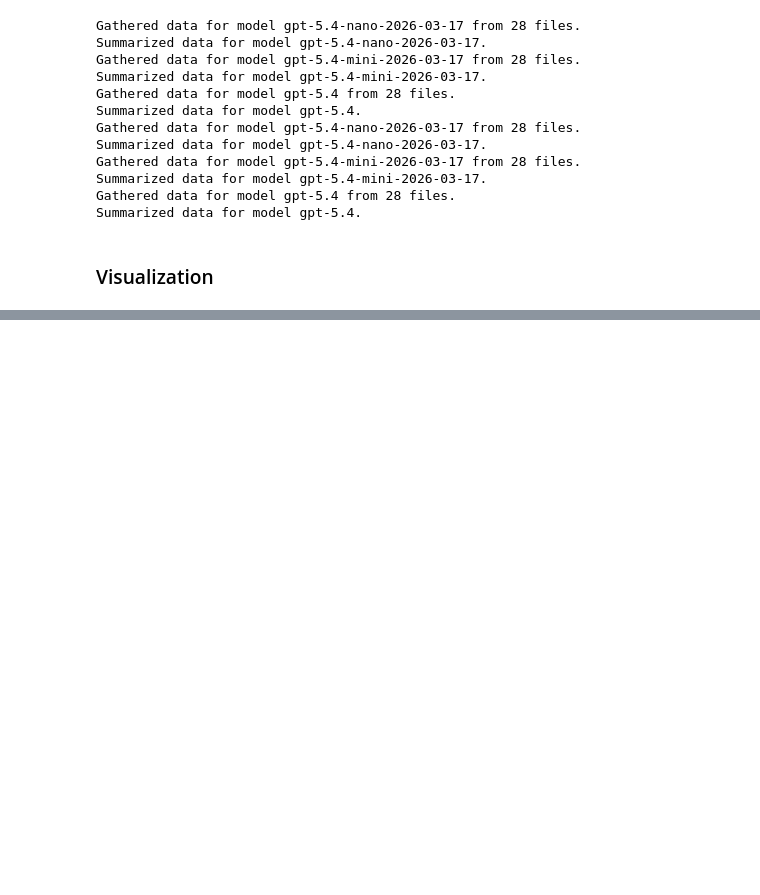
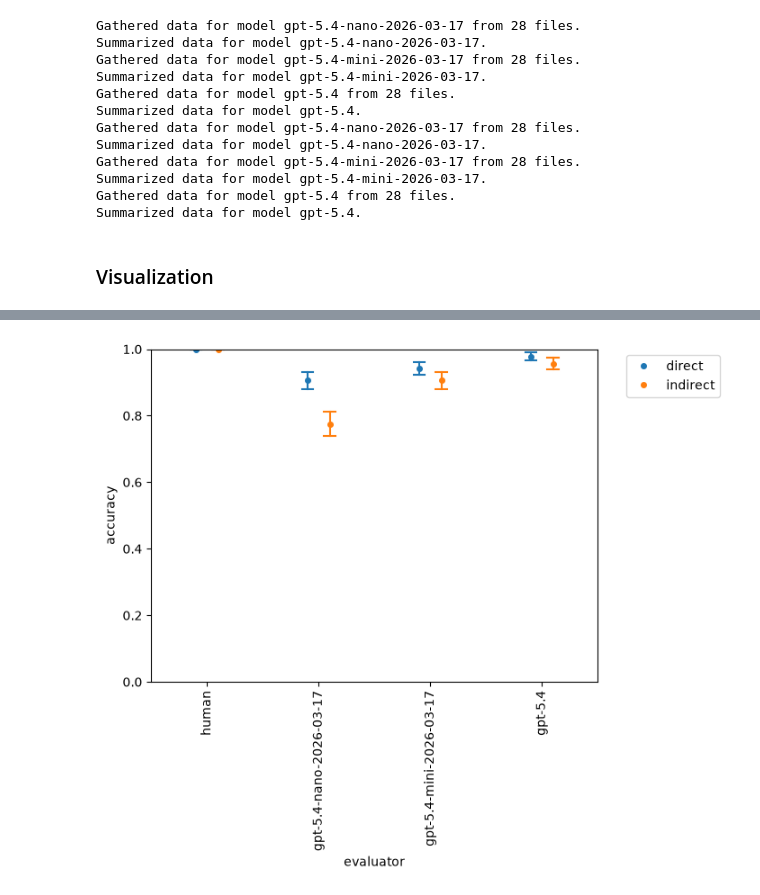
Before and after one commit to isabellaboux/isa-llm, a Jupyter notebook: analyze_data.ipynb, the cells around one changed output, grey strips where cells are left out. Cells and saved outputs as stored; diff of their text form; code cells hidden in the pictures; blank space fills up the shorter version.

```diff
--- a/analyze_data.ipynb
+++ b/analyze_data.ipynb
@@ -308,0 +330,19 @@ fig.show()
+# %%
+sns.pointplot(
+    data=df_long,
+    x="evaluator",
+    y="accuracy",
+    hue="CONDITION",
+    markersize=3,
+    dodge=0.2,
+    errorbar='se',
+    linestyle="none",
+    capsize=0.1,
+    err_kws={"linewidth": 1.5}
+)
+plt.ylim([0, 1])
+plt.xticks(rotation=90)
+plt.legend(bbox_to_anchor=(1.05, 1), loc="upper left")
+plt.show()
+# %% [output]
+[figure, added]
```
Also changed, not shown: parts of 15 cells of this notebook, 15 other files.
